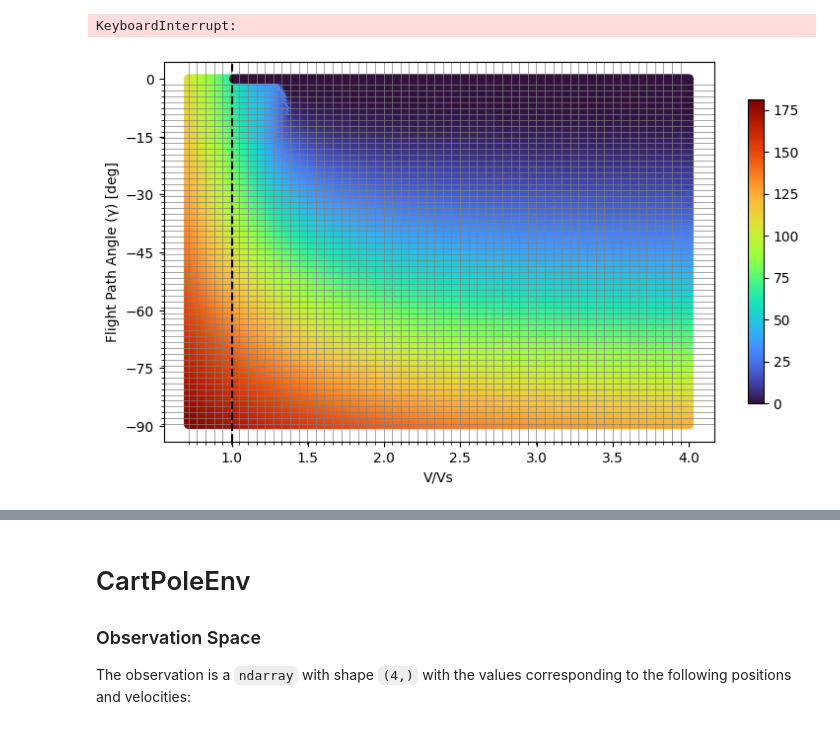
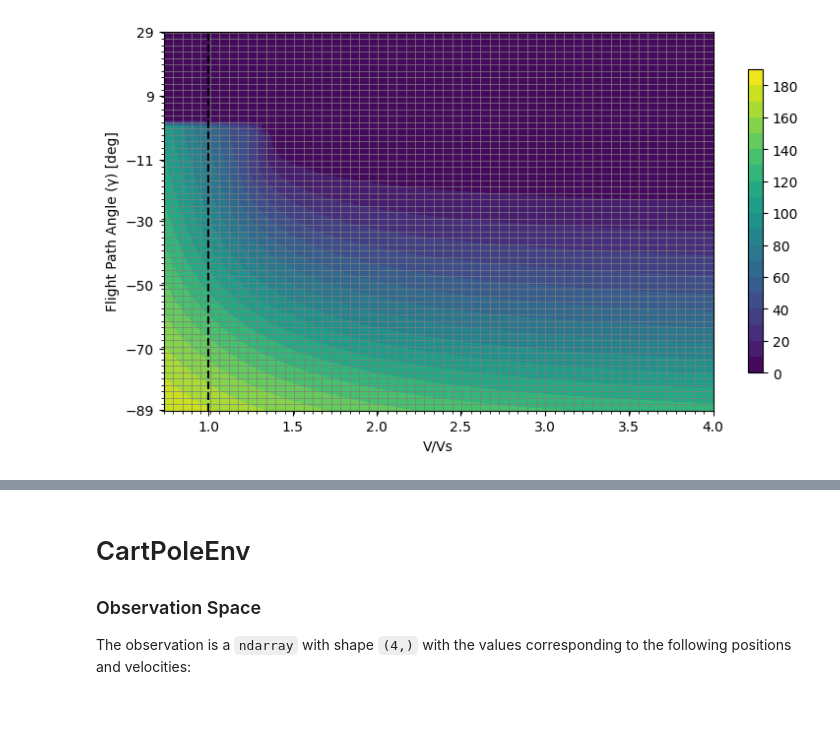
Before and after one commit to nicoRomeroCuruchet/DynamicProgramming, a Jupyter notebook: testing.ipynb, the cells around one changed output, grey strips where cells are left out. Saved outputs shown, nothing was run; the diff lists cells and outputs as text; code cells hidden in the pictures.

Commit message:
refactor vidris graphics

```diff
--- a/testing.ipynb
+++ b/testing.ipynb
@@ -14,8 +14,8 @@ import airplane
 glider = gym.make('ReducedSymmetricGliderPullout-v0')
 
 bins_space = {
-    "flight_path_angle": np.linspace(-np.pi, 0.0,    200,      dtype=np.float32),     # Flight Path Angle (γ)    (0)
-    "airspeed_norm":     np.linspace(0.7, 4.0,       200,      dtype=np.float32),     # Air Speed         (V)    (1)
+    "flight_path_angle": np.linspace(-np.pi, 0.5,    100,      dtype=np.float32),     # Flight Path Angle (γ)    (0)
+    "airspeed_norm":     np.linspace(0.7, 4.0,       100,      dtype=np.float32),     # Air Speed         (V)    (1)
 }
 
 pi = PolicyIteration(
@@ -27,5 +27,5 @@ pi = PolicyIteration(
 )
 
 
-#pi.run()
+pi.run()
 # %% [output]
@@ -78,25 +86,23 @@ for state in tqdm(state_spaces):
     dict_episode_length[tuple(initial_state)] = episode_length
     prom_episode_lenght += episode_length / len(pi.states_space)
     #print(f"Initial state: {initial_state} - Total reward: {total_reward}")
-# %% [output]
-KeyboardInterrupt:
 # %%
 import numpy as np
 import matplotlib.pyplot as plt
 #dict_result = dict_episode_length
 # Your dictionary with keys as coordinates (x, y) and values as the color intensity (z)
 # Extracting the x, y and z values
-x = [np.degrees(coord[0]) for coord in dict_result.keys() if 0 >= coord[0] >= -np.pi/2 and coord[1] > 0.7]
+x = [np.degrees(coord[0]) for coord in dict_result.keys() if 0.5 >= coord[0] >= -np.pi/2 and coord[1] > 0.7]
 #convert x to grad
-y = [coord[1] for coord in dict_result.keys() if 0 >= coord[0] >= -np.pi/2 and coord[1] > 0.7]
+y = [coord[1] for coord in dict_result.keys() if .5 >= coord[0] >= -np.pi/2 and coord[1] > 0.7]
 #convert y to Vs
 keys_list = list(dict_result.keys())
 values_list = list(dict_result.values())
-z = [v for e,v in zip(keys_list, values_list) if 0 >= e[0] >= -np.pi/2 and e[1] > 0.7]
+z = [v for e,v in zip(keys_list, values_list) if .5 >= e[0] >= -np.pi/2 and e[1] > 0.7]
 
 # Creating a 2D scatter plot
-cmap = plt.get_cmap('turbo', 2048)
-plt.scatter(y, x, c=z, cmap=cmap)  # Change 'viridis' to any other colormap you like
+cmap = plt.get_cmap('viridis', 2048)
+plt.tricontourf(y, x, z, cmap=cmap, levels=18)   # Change 'viridis' to any other colormap you like
 plt.colorbar(label='', shrink=0.8,  )  # Add color bar for the z values
 
 # Add labels and a title
@@ -104,34 +110,34 @@ plt.ylabel('Flight Path Angle (γ) [deg]')
 plt.xlabel('V/Vs')
 
 x_min, x_max = min(x), max(x)
 y_min, y_max = min(y), max(y)
 
 # Set the minor ticks for the grid, keeping the dense grid with smaller squares
 ax = plt.gca()  # Get current axes
 ax.set_yticks(np.linspace(x_min, x_max, 60), minor=True)  # 20 minor ticks for grid
 ax.set_xticks(np.linspace(y_min, y_max, 60), minor=True)  # 20 minor ticks for grid
 # put line x = 1
 plt.axvline(x=1, color='k', linestyle='--')
 # Show the plot
 vals = np.round(np.linspace(x_min, x_max,7))
 plt.yticks(vals)  # Only 5 labels on x-axis
 plt.xticks(np.linspace(round(y_min), round(y_max), 7))  # Only 5 labels on y-axis
 
 # Enable the minor grid lines
 ax.grid(which='minor', color='gray', linestyle='-', linewidth=0.5)
 
 # Habilitar la cuadrícula en las marcas menores
 ax.grid(which='minor', color='gray', linestyle='-', linewidth=0.5)
 
 # Guardar la imagen sin borde blanco
 plt.savefig('output.png', bbox_inches='tight')
 
 # set size of the plot
 plt.gcf().set_size_inches(9, 5)
 
 plt.show()
 # %% [output]
-[figure, old version]
+[figure, new version]
 # %%
 import numpy as np
 import matplotlib.pyplot as plt
```
Also changed, not shown: parts of 3 cells of this notebook.
